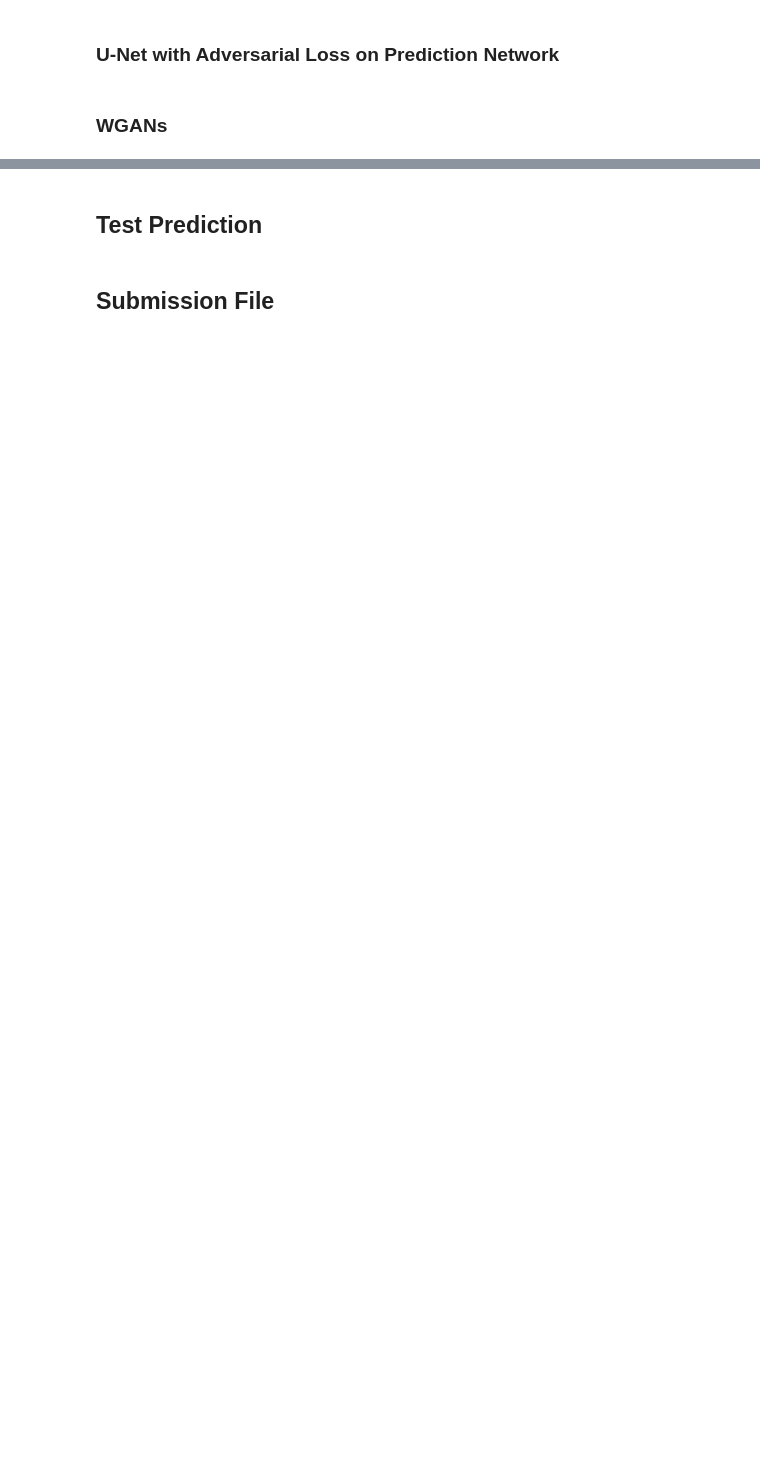
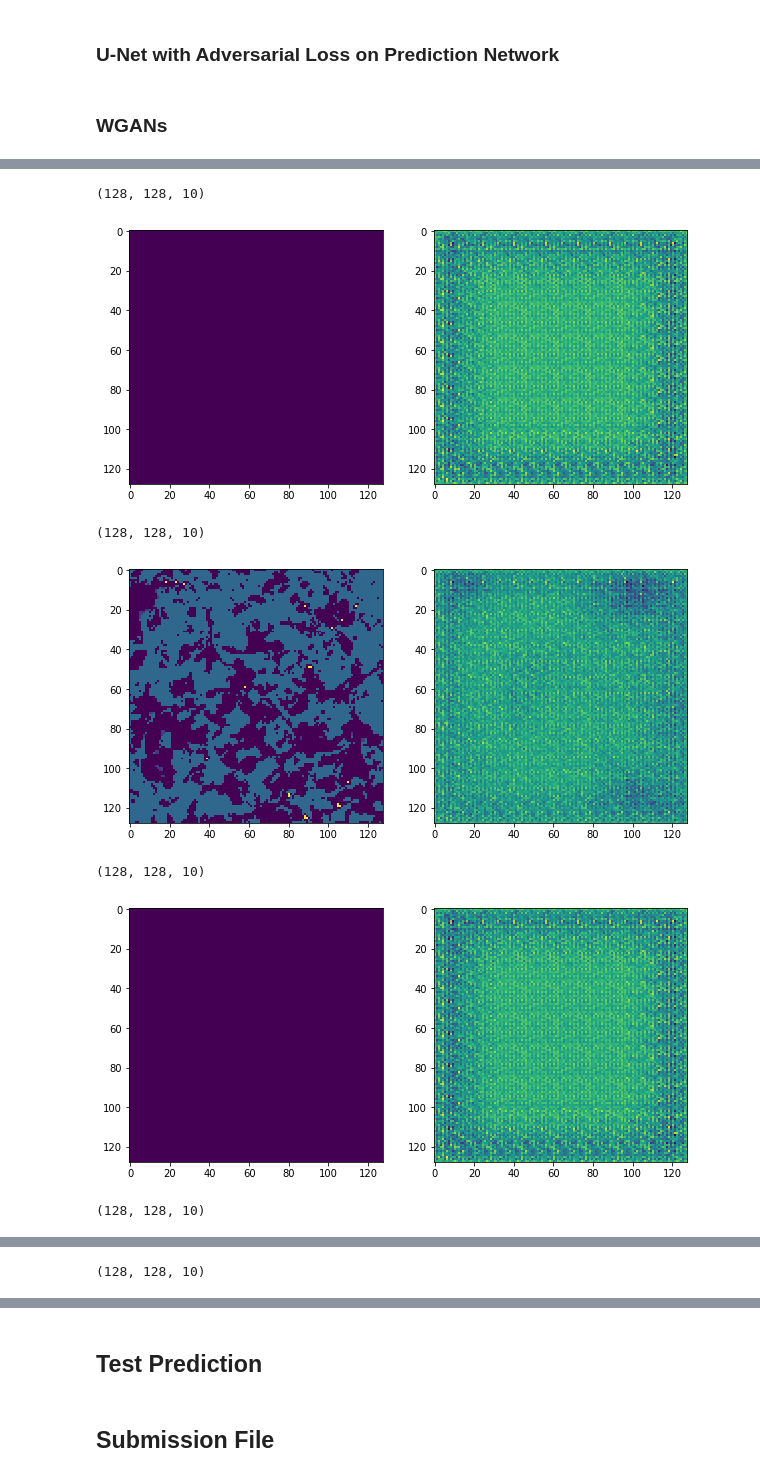
Before and after one commit to PrinceJavier/datos_segmentation, a Jupyter notebook: datos.model_train.ipynb, the cells around one changed output, grey strips where cells are left out. Saved outputs shown, nothing was run; the diff lists cells and outputs as text; code cells hidden in the pictures; blank space fills up the shorter version.

```diff
--- a/datos.model_train.ipynb
+++ b/datos.model_train.ipynb
@@ -200,2 +322,13 @@ feats_final.shape
 # %% [markdown]
 ### Standard U-Net
+# %%
+# define image shape
+image_shape = (128,128,10)
+# create the model
+unet_model = define_generator(image_shape)
+
+opt = Adam(lr=0.0002, beta_1=0.5)
+unet_model.compile(loss='binary_crossentropy', optimizer=opt)
+
+# summarize the model
+unet_model.summary()
@@ -207,0 +406,13 @@ feats_final.shape
+# %%
+num_samples = feats_final.shape[0]
+k = 3
+valid_inds, train_inds = get_train_valid(num_samples, k)
+
+i = 0
+train_feats = feats_final[train_inds[i]]
+valid_feats = feats_final[valid_inds[i]]
+
+train_labels = labels_final[train_inds[i]]
+valid_labels = labels_final[valid_inds[i]]
+
+# train_feats.shape, valid_feats.shape, train_labels.shape, valid_labels.shape
@@ -207,0 +458,29 @@ feats_final.shape
+# %%
+for i in range(5):
+
+    f, axs = plt.subplots(nrows=1, ncols=2, figsize=(10, 5))
+
+    valid_feat = valid_feats[i]
+    valid_true = valid_labels[i]
+    valid_true = compress_label(valid_true)
+
+    print(valid_feat.shape)
+
+    # show true
+    axs[0].imshow(valid_true)
+
+    # predict sample with values from 0 to 1
+    valid_pred = unet_model.predict(np.reshape(valid_feat, (1, 128, 128, 10)))
+    valid_pred = compress_label(valid_pred[0])
+
+    axs[1].imshow(valid_pred)
+
+    plt.show()
+# %% [output]
+(128, 128, 10)
+[figure, added]
+(128, 128, 10)
+[figure, added]
+(128, 128, 10)
+[figure, added]
+(128, 128, 10)
@@ -207,0 +488 @@ feats_final.shape
+(128, 128, 10)
```
Also changed, not shown: parts of 28 cells of this notebook.
